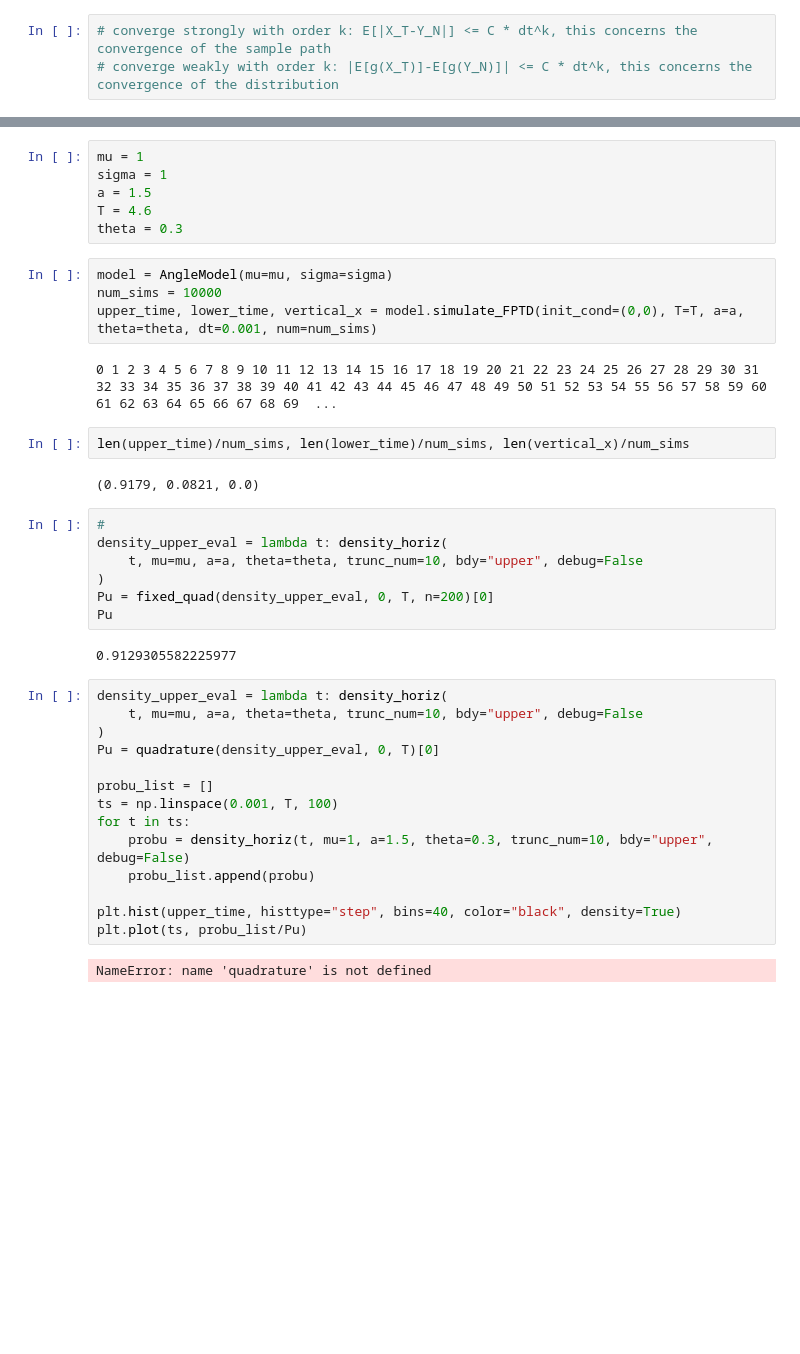
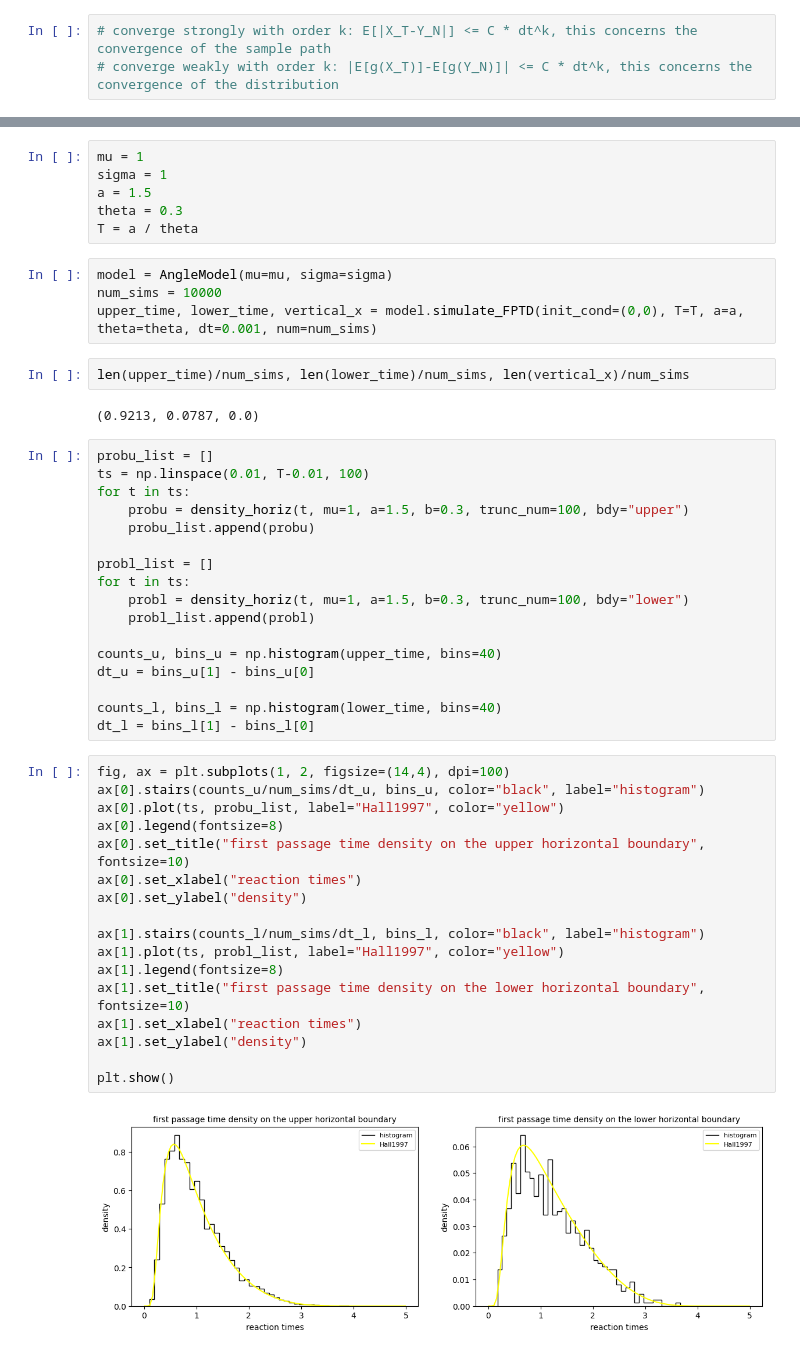
Before and after one commit to RiverFlowsInYou98/DDM, a Jupyter notebook: angle/angel_simulate.ipynb, the cells around one changed output, grey strips where cells are left out. Saved outputs shown, nothing was run; the diff lists cells and outputs as text; blank space fills up the shorter version.

```diff
--- a/angle/angel_simulate.ipynb
+++ b/angle/angel_simulate.ipynb
@@ -112,40 +111,49 @@ But the 'density' function cannot be evaluate for a large t ???
 mu = 1
 sigma = 1
 a = 1.5
-T = 4.6
 theta = 0.3
+T = a / theta
 # %%
 model = AngleModel(mu=mu, sigma=sigma)
 num_sims = 10000
 upper_time, lower_time, vertical_x = model.simulate_FPTD(init_cond=(0,0), T=T, a=a, theta=theta, dt=0.001, num=num_sims)
-# %% [output]
-0 1 2 3 4 5 6 7 8 9 10 11 12 13 14 15 16 17 18 19 20 21 22 23 24 25 26 27 28 29 30 31 32 33 34 35 36 37 38 39 40 41 42 43 44 45 46 47 48 49 50 51 52 53 54 55 56 57 58 59 60 61 62 63 64 65 66 67 68 69  ...
 # %%
 len(upper_time)/num_sims, len(lower_time)/num_sims, len(vertical_x)/num_sims
 # %% [output]
-(0.9179, 0.0821, 0.0)
+(0.9213, 0.0787, 0.0)
-# %%
-#
-density_upper_eval = lambda t: density_horiz(
-    t, mu=mu, a=a, theta=theta, trunc_num=10, bdy="upper", debug=False
-)
-Pu = fixed_quad(density_upper_eval, 0, T, n=200)[0]
-Pu
-# %% [output]
-0.9129305582225977
-# %%
-density_upper_eval = lambda t: density_horiz(
-    t, mu=mu, a=a, theta=theta, trunc_num=10, bdy="upper", debug=False
-)
-Pu = quadrature(density_upper_eval, 0, T)[0]
-
-probu_list = []
-ts = np.linspace(0.001, T, 100)
-for t in ts:
-    probu = density_horiz(t, mu=1, a=1.5, theta=0.3, trunc_num=10, bdy="upper", debug=False)
-    probu_list.append(probu)
-
-plt.hist(upper_time, histtype="step", bins=40, color="black", density=True)
-plt.plot(ts, probu_list/Pu)
-# %% [output]
-NameError: name 'quadrature' is not defined
+# %%
+probu_list = []
+ts = np.linspace(0.01, T-0.01, 100)
+for t in ts:
+    probu = density_horiz(t, mu=1, a=1.5, b=0.3, trunc_num=100, bdy="upper")
+    probu_list.append(probu)
+
+probl_list = []
+for t in ts:
+    probl = density_horiz(t, mu=1, a=1.5, b=0.3, trunc_num=100, bdy="lower")
+    probl_list.append(probl)
+
+counts_u, bins_u = np.histogram(upper_time, bins=40)
+dt_u = bins_u[1] - bins_u[0]
+
+counts_l, bins_l = np.histogram(lower_time, bins=40)
+dt_l = bins_l[1] - bins_l[0]
+# %%
+fig, ax = plt.subplots(1, 2, figsize=(14,4), dpi=100)
+ax[0].stairs(counts_u/num_sims/dt_u, bins_u, color="black", label="histogram")
+ax[0].plot(ts, probu_list, label="Hall1997", color="yellow")
+ax[0].legend(fontsize=8)
+ax[0].set_title("first passage time density on the upper horizontal boundary", fontsize=10)
+ax[0].set_xlabel("reaction times")
+ax[0].set_ylabel("density")
+
+ax[1].stairs(counts_l/num_sims/dt_l, bins_l, color="black", label="histogram")
+ax[1].plot(ts, probl_list, label="Hall1997", color="yellow")
+ax[1].legend(fontsize=8)
+ax[1].set_title("first passage time density on the lower horizontal boundary", fontsize=10)
+ax[1].set_xlabel("reaction times")
+ax[1].set_ylabel("density")
+
+plt.show()
+# %% [output]
+[figure, added]
```
Also changed, not shown: parts of 16 cells of this notebook, 1 other file.
